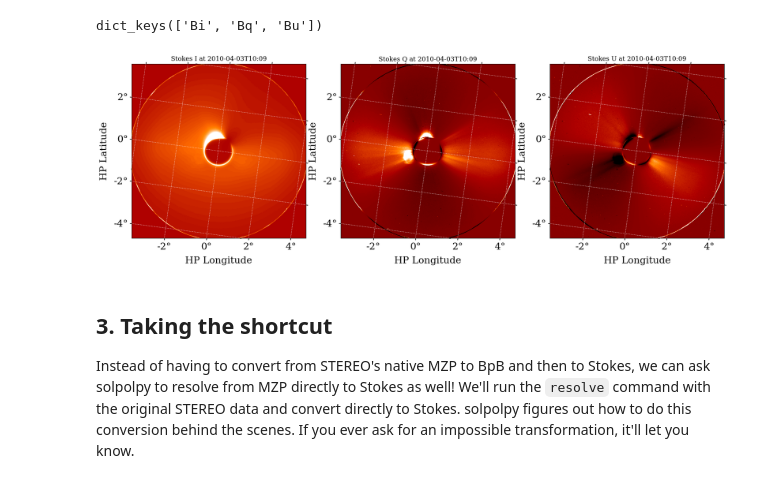
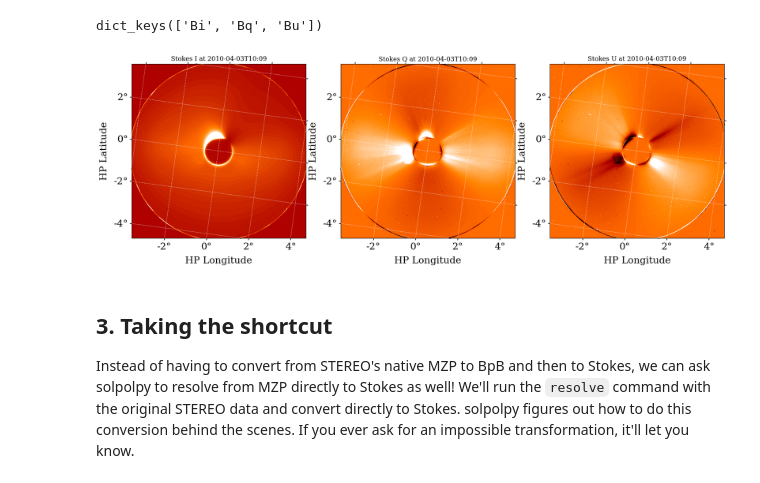
Before and after one commit to punch-mission/solpolpy, a Jupyter notebook: docs/source/example.ipynb, the cells around one changed output. Saved outputs shown, nothing was run; the diff lists cells and outputs as text; code cells hidden in the pictures.

Commit message:
updated vmin and vmax in example.ipynb

```diff
--- a/docs/source/example.ipynb
+++ b/docs/source/example.ipynb
@@ -187,14 +187,14 @@ dict_keys(['Bi', 'Bq', 'Bu'])
 # %%
 cmap = get_colormap_str(stereo_collection['angle_1'].meta)
 plot_collection(output_stokes,
                 figsize=(20, 7),
-                vmin=[0, -100, -100],
+                vmin=[0, -200, -200],
                 vmax=[20000, 500, 500],
                 cmap=cmap,
                 show_colorbar=False)
 plt.show()
 # %% [output]
-[figure, old version]
+[figure, new version]
 # %% [markdown]
 ## 3. Taking the shortcut
 Instead of having to convert from STEREO's native MZP to BpB and then to Stokes, we can ask solpolpy to resolve from MZP directly to Stokes as well! We'll run the `resolve` command with the original STEREO data and convert directly to Stokes. solpolpy figures out how to do this conversion behind the scenes. If you ever ask for an impossible transformation, it'll let you know.
```
Also changed, not shown: parts of 2 cells of this notebook.
